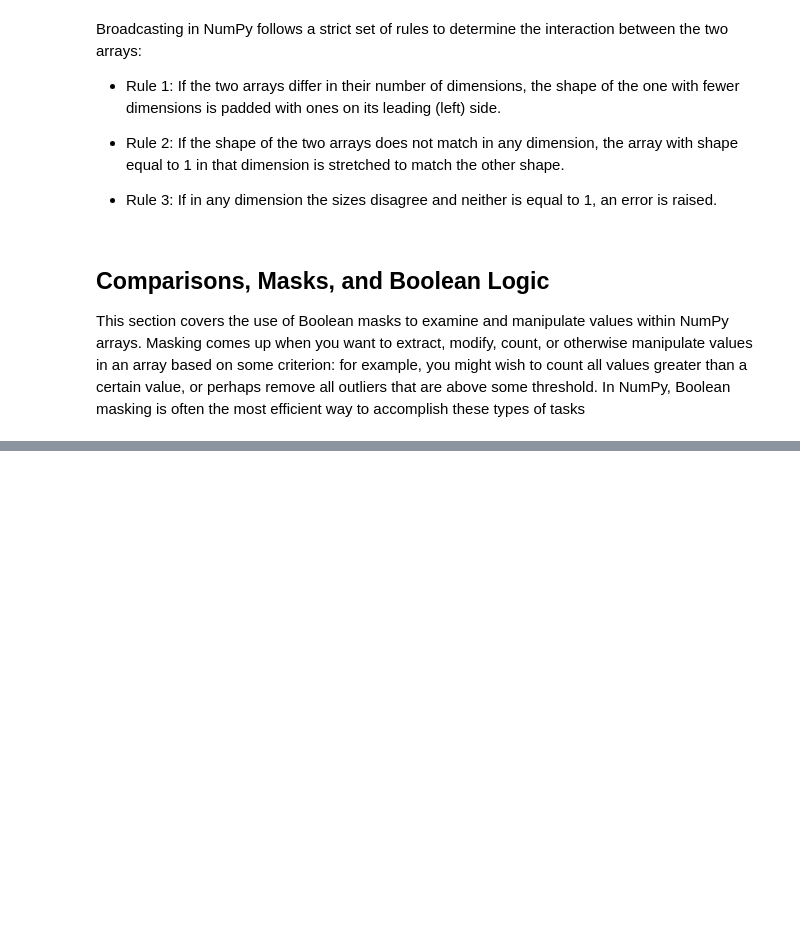
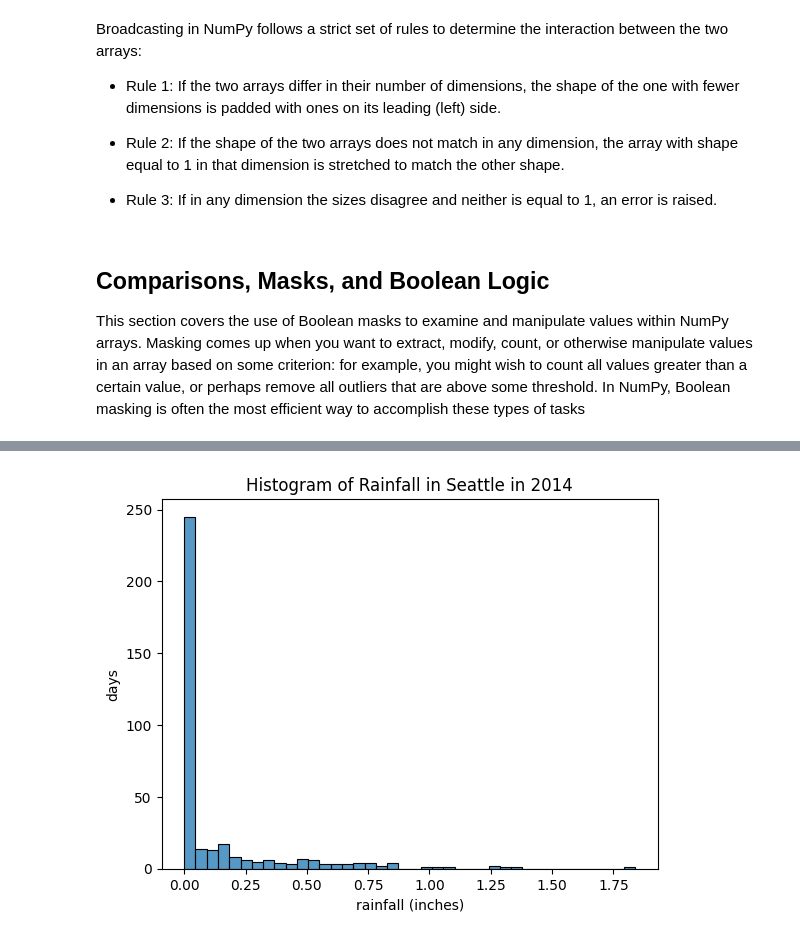
Before and after one commit to adisetiawannn/python-fundamentals, a Jupyter notebook: numpy/chapter2-numpy.ipynb, the cells around one changed output, grey strips where cells are left out. Drawn from its saved outputs; the diff is of its cells as text; code cells hidden in the pictures; blank space fills up the shorter version.

Commit message:
end of numpy section

```diff
--- a/numpy/chapter2-numpy.ipynb
+++ b/numpy/chapter2-numpy.ipynb
@@ -969,0 +982,24 @@ might wish to count all values greater than a certain value, or perhaps remove a
+# %%
+import pandas as pd
+import numpy as np
+
+rainfall = pd.read_csv('../data/Seattle2014.csv')['PRCP'].values
+rainfall = rainfall/254 # convert from 1/10mm to inches
+
+"""
+rainfall = The array contains 365 values, giving daily rainfall in inches from January 1 to
+December 31, 2014.
+
+As a first quick visualization, let’s look at the histogram of rainy days
+"""
+
+import matplotlib.pyplot as plt
+import seaborn as sns
+
+sns.histplot(rainfall, bins=40) # 1/10mm -> inches
+plt.xlabel('rainfall (inches)')
+plt.ylabel('days')
+plt.title('Histogram of Rainfall in Seattle in 2014')
+plt.show()
+# %% [output]
+[figure, added]
```
Also changed, not shown: parts of 85 cells of this notebook, 5 other files.
